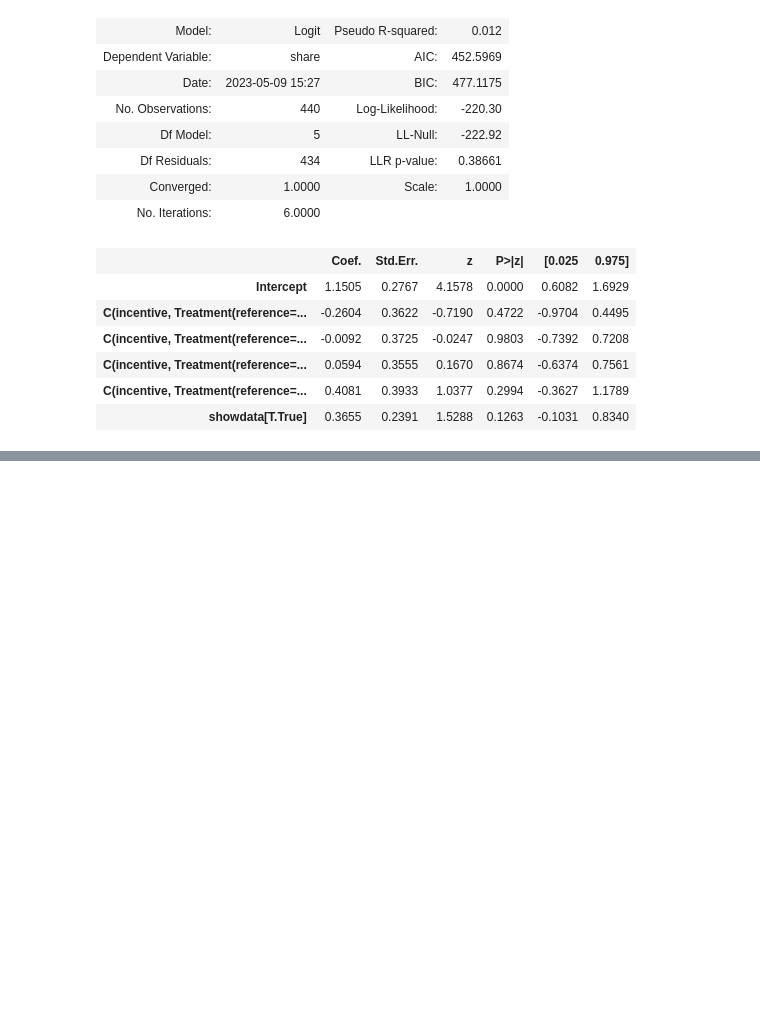
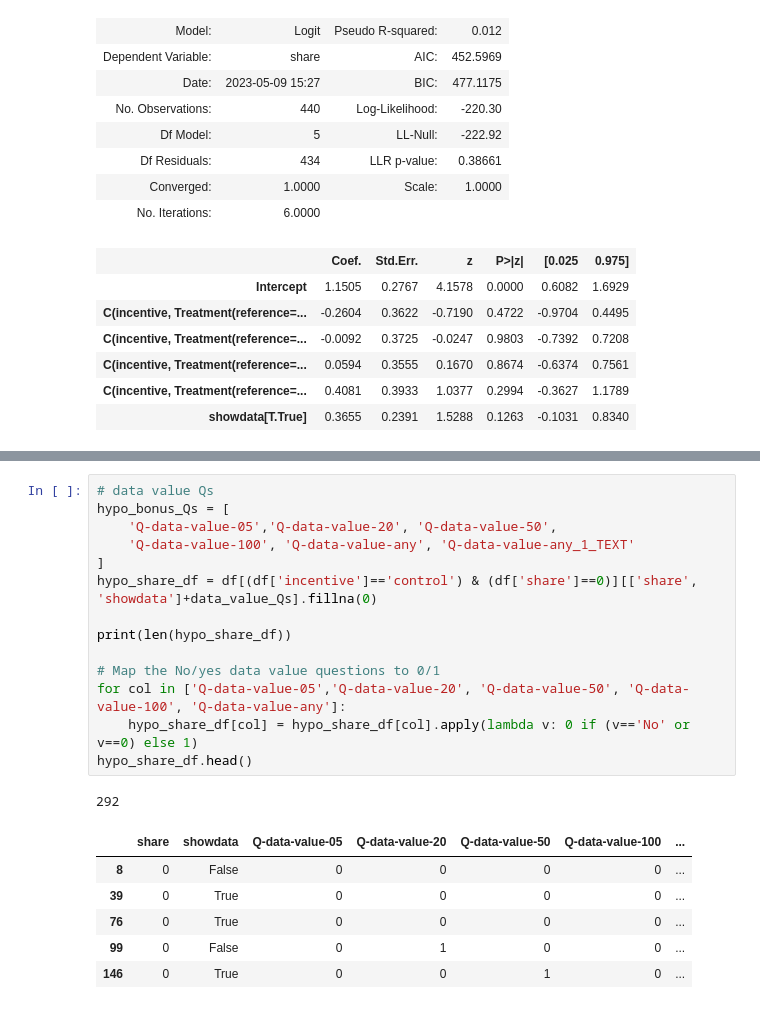
Before and after one commit to aberke/amazon-study, a Jupyter notebook: data-analysis/survey-data.ipynb, the cells around one changed output, grey strips where cells are left out. Cells and saved outputs as stored; diff of their text form; blank space fills up the shorter version.

```diff
--- a/data-analysis/survey-data.ipynb
+++ b/data-analysis/survey-data.ipynb
@@ -2229,0 +2503,22 @@ Optimization terminated successfully.
+# %%
+# data value Qs
+hypo_bonus_Qs = [
+    'Q-data-value-05','Q-data-value-20', 'Q-data-value-50',
+    'Q-data-value-100', 'Q-data-value-any', 'Q-data-value-any_1_TEXT'
+]
+hypo_share_df = df[(df['incentive']=='control') & (df['share']==0)][['share', 'showdata']+data_value_Qs].fillna(0)
+
+print(len(hypo_share_df))
+
+# Map the No/yes data value questions to 0/1
+for col in ['Q-data-value-05','Q-data-value-20', 'Q-data-value-50', 'Q-data-value-100', 'Q-data-value-any']:
+    hypo_share_df[col] = hypo_share_df[col].apply(lambda v: 0 if (v=='No' or v==0) else 1)
+hypo_share_df.head()
+# %% [output]
+292
+|  | share | showdata | Q-data-value-05 | Q-data-value-20 | Q-data-value-50 | Q-data-value-100 | ... |
+| 8 | 0 | False | 0 | 0 | 0 | 0 | ... |
+| 39 | 0 | True | 0 | 0 | 0 | 0 | ... |
+| 76 | 0 | True | 0 | 0 | 0 | 0 | ... |
+| 99 | 0 | False | 0 | 1 | 0 | 0 | ... |
+| 146 | 0 | True | 0 | 0 | 1 | 0 | ... |
```
Also changed, not shown: parts of 19 cells of this notebook.
